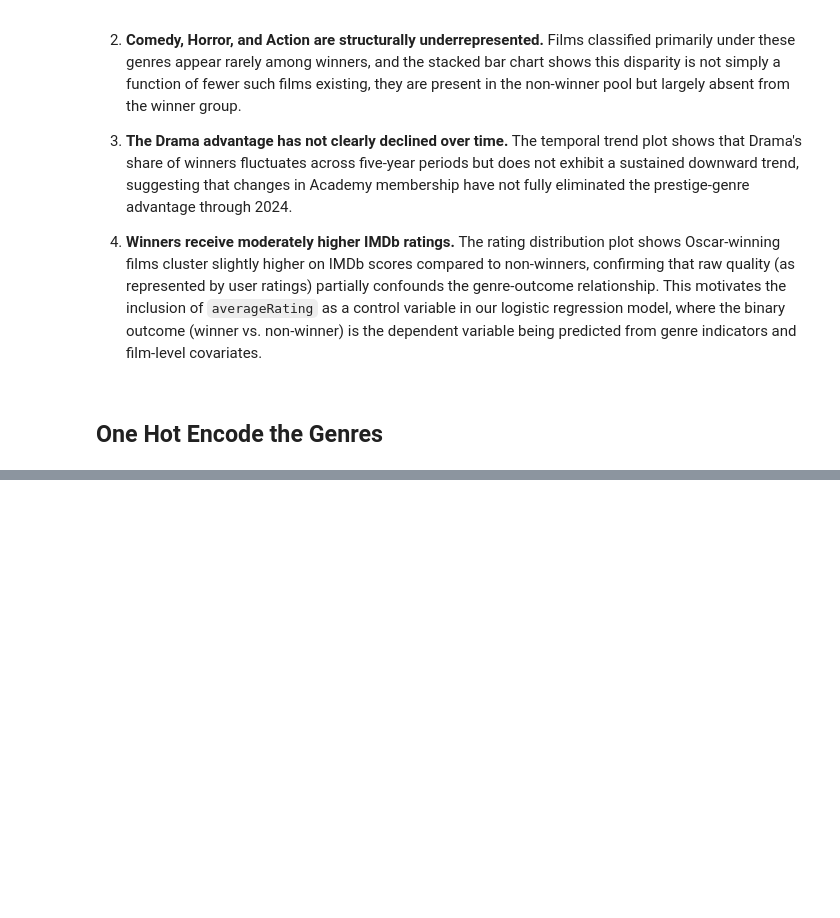
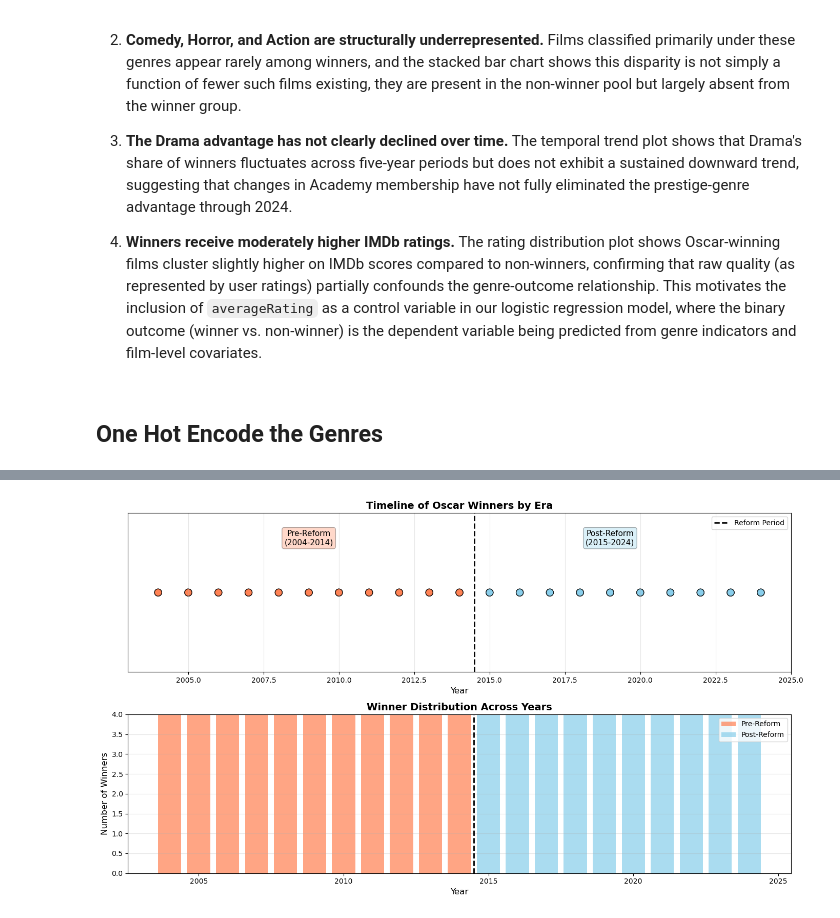
Before and after one commit to EdisonAyranisthebest/Math_189_FinalProject, a Jupyter notebook: Genre_Bias.ipynb, the cells around one changed output, grey strips where cells are left out. Cells and saved outputs as stored; diff of their text form; code cells hidden in the pictures; blank space fills up the shorter version.

Commit message:
resolved merge conflict and Re-added statistical tests

```diff
--- a/Genre_Bias.ipynb
+++ b/Genre_Bias.ipynb
@@ -769,0 +1017,20 @@ one_hot
+# %%
+# Create chronological sequence of all nominations
+runs_df = final_df.sort_values(['Year', 'Award_Category']).copy()
+
+# Create binary sequence: 1 = pre-reform (2004-2014), 0 = post-reform (2015-2024)
+# Focus only on WINNERS to test if they cluster in one era
+winners_only = runs_df[runs_df['outcome'] == 1].copy()
+
+print(f"Total winners in sequence: {len(winners_only)}")
+print(f"Pre-reform winners (2004-2014): {(winners_only['era'] == 0).sum()}")
+print(f"Post-reform winners (2015-2024): {(winners_only['era'] == 1).sum()}")
+print()
+
+# Create binary sequence (0 or 1 for era)
+sequence = winners_only['era'].values
+
+print("Sample of sequence (first 20 winners):")
+print("0 = pre-reform (2004-2014), 1 = post-reform (2015-2024)")
+print(sequence[:20])
+print()
@@ -769,0 +1091,53 @@ one_hot
+# %%
+# Create timeline plot
+fig, axes = plt.subplots(2, 1, figsize=(14, 8))
+
+# Top plot: All winners over time
+ax1 = axes[0]
+years = winners_only['Year'].values
+colors = ['coral' if era == 0 else 'skyblue' for era in sequence]
+
+ax1.scatter(years, np.ones(len(years)), c=colors, s=100, alpha=0.6, edgecolors='black')
+ax1.set_ylim(0.5, 1.5)
+ax1.set_ylabel('')
+ax1.set_yticks([])
+ax1.set_xlabel('Year', fontsize=12)
+ax1.set_title('Timeline of Oscar Winners by Era', fontsize=14, fontweight='bold')
+ax1.axvline(2014.5, color='black', linestyle='--', linewidth=2, label='Reform Period')
+ax1.legend(loc='upper right')
+ax1.grid(axis='x', alpha=0.3)
+
+# Add era labels
+ax1.text(2009, 1.3, 'Pre-Reform\n(2004-2014)', ha='center', fontsize=11,
+         bbox=dict(boxstyle='round', facecolor='coral', alpha=0.3))
+ax1.text(2019, 1.3, 'Post-Reform\n(2015-2024)', ha='center', fontsize=11,
+         bbox=dict(boxstyle='round', facecolor='skyblue', alpha=0.3))
+
+# Bottom plot: Winners per year by era
+ax2 = axes[1]
+winners_by_year_era = winners_only.groupby(['Year', 'era']).size().unstack(fill_value=0)
+
+if 0 in winners_by_year_era.columns and 1 in winners_by_year_era.columns:
+    ax2.bar(winners_by_year_era.index, winners_by_year_era[0],
+            label='Pre-Reform', color='coral', alpha=0.7)
+    ax2.bar(winners_by_year_era.index, winners_by_year_era[1],
+            bottom=winners_by_year_era[0],
+            label='Post-Reform', color='skyblue', alpha=0.7)
+else:
+    # Handle case where one era might not exist in some years
+    ax2.bar(winners_by_year_era.index, winners_by_year_era.sum(axis=1),
+            color='gray', alpha=0.7)
+
+ax2.set_xlabel('Year', fontsize=12)
+ax2.set_ylabel('Number of Winners', fontsize=12)
+ax2.set_title('Winner Distribution Across Years', fontsize=14, fontweight='bold')
+ax2.legend()
+ax2.grid(axis='y', alpha=0.3)
+ax2.axvline(2014.5, color='black', linestyle='--', linewidth=2)
+
+plt.tight_layout()
+plt.show()
+
+print()
+# %% [output]
+[figure, added]
```
Also changed, not shown: parts of 34 cells of this notebook.
